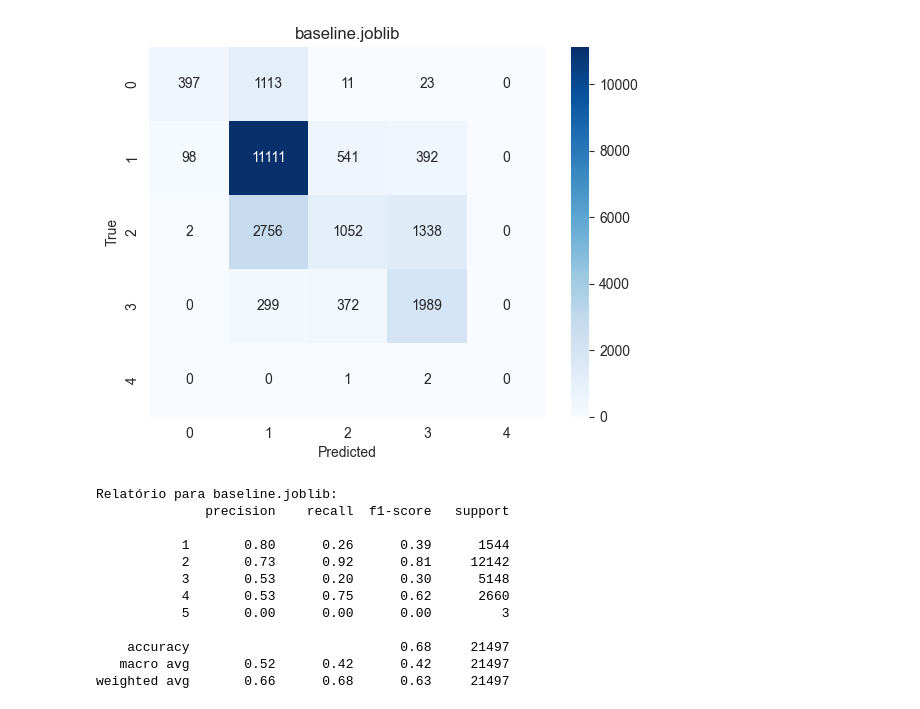
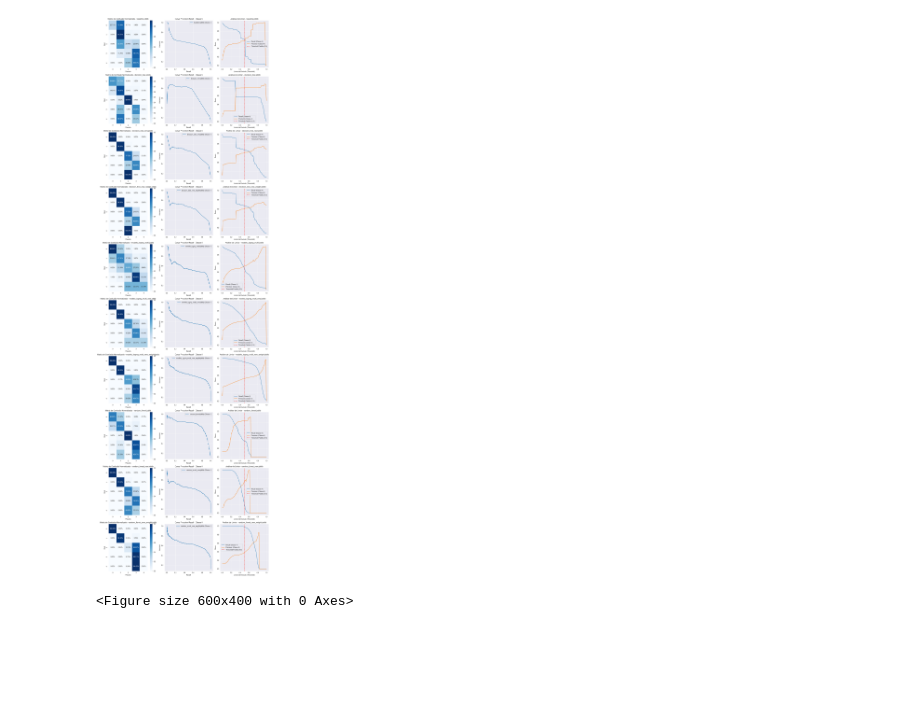
Before and after one commit to biammartins05-sketch/Triagem, a Jupyter notebook: data quality/testagem_modelos.ipynb, the cells around one changed output. Drawn from its saved outputs; the diff is of its cells as text; code cells hidden in the pictures; blank space fills up the shorter version.

```diff
--- a/data quality/testagem_modelos.ipynb
+++ b/data quality/testagem_modelos.ipynb
@@ -94,5 +86,5 @@ def plot_pr_curve_class_5(y_test, probas, model_name, class_label=5):
 # %%
-def plot_threshold_analysis(y_test, probas, model_name, class_label=5):
+def plot_threshold_analysis(y_test, probas, model_name,ax, class_label=4):
     classes = np.unique(y_test)
     class_idx = list(classes).index(class_label)
     probs_class_5 = probas[:, class_idx]
@@ -107,16 +99,14 @@ def plot_threshold_analysis(y_test, probas, model_name, class_label=5):
         recalls.append(recall_score(y_true_binary, th_preds, zero_division=0))
         precisions.append(precision_score(y_true_binary, th_preds, zero_division=0))
 
-    plt.figure(figsize=(8, 5))
-    plt.plot(thresholds, recalls, label="Recall (Classe 5)")
-    plt.plot(thresholds, precisions, label="Precision (Classe 5)")
-    plt.axvline(0.5, color="red", linestyle="--", label="Threshold Padrão (0.5)")
-    plt.xlabel("Limiar de Decisão (Threshold)")
-    plt.ylabel("Score")
-    plt.title(f"Análise de Limiar - {model_name}")
-    plt.legend()
-    plt.grid(True)
-    plt.show()
+    ax.plot(thresholds, recalls, label="Recall (Classe 4)")
+    ax.plot(thresholds, precisions, label="Precision (Classe 4)")
+    ax.axvline(0.5, color="red", linestyle="--", label="Threshold Padrão (0.5)")
+    ax.set_xlabel("Limiar de Decisão (Threshold)")
+    ax.set_ylabel("Score")
+    ax.set_title(f"Análise de Limiar - {model_name}")
+    ax.legend()
+    ax.grid(True)
 # %%
 def multiclass_auc(y, probas):
     classes = np.unique(y)
@@ -129,24 +119,17 @@ def multiclass_auc(y, probas):
         multi_class="ovr"
     )
 # %%
-models_to_test = [
-    "models/models/baseline.joblib",
-    "models/models/decision_tree.joblib",
-    "models/models/decision_tree_new.joblib",
-    "models/models/decision_tree_new_weight.joblib",
-    "models/models/modelo_logreg_multi.joblib",
-    "models/models/modelo_logreg_multi_new.joblib",
-    "models/models/modelo_logreg_multi_new_weight.joblib",
-    'models/models/random_forest.joblib',
-    'models/models/random_forest_new.joblib',
-    'models/models/random_forest_new_weight.joblib',
-]
-
 auc_results = []
 results =[]
 recall_per_class_data = [] # Corrigido: Inicialização necessária [1]
+f1_per_class_data = []
 
-for path in models_to_test:
+num_models = len(models_to_test)
+cols = 3  # Número de colunas desejado
+
+fig, axes = plt.subplots(num_models, cols, figsize=(15, 5 * num_models))
+
+for i, path in enumerate(models_to_test):
     data = joblib.load(path)
     model = data["model"]
     features = data["features"]
@@ -174,6 +157,11 @@ for path in models_to_test:
                 "class": f"Classe {label}",
                 "recall": report[label]['recall'] # Extrai o recall individual [7]
             })
+            f1_per_class_data.append({
+                "model": name,
+                "class": f"Classe {label}",
+                "f1_score": report[label]['f1-score'] # Extrai o f1-score individual da classe [1]
+            })
 
     # Armazenamento dos resultados gerais
     results.append({
@@ -182,7 +170,7 @@ for path in models_to_test:
         "precision": out["precision"],
         "recall": out["recall"],
         "f1": out["f1"],
-        "recall_class_5": out["recall_class_5"] # Métrica prioritária [7]
+        "recall_class_4": out["recall_class_4"] # Métrica prioritária [7]
     })
 
     auc_results.append({
@@ -191,14 +179,25 @@ for path in models_to_test:
     })
 
     # Visualização imediata por modelo
-    plot_cm(y_test, preds, name) # Usando preds já calculados
+    plot_cm_normalized(y_test, preds, name, ax=axes[i, 0])
+    plot_pr_curve_class_5(y_test, probas, name, ax=axes[i, 1], class_label=4)
+    plot_threshold_analysis(y_test, probas, name, ax=axes[i, 2], class_label=4)
+
     print(f"Relatório para {name}:")
     print(classification_report(y_test, preds, zero_division=0))
+plt.tight_layout()
+plt.show()
+
 
 # Criação dos DataFrames finais após o loop
+
 df_recalls_all = pd.DataFrame(recall_per_class_data)
+df_f1_all = pd.DataFrame(f1_per_class_data)
+
 df_comp = pd.DataFrame(results)
-df_comp.sort_values("recall_class_5", ascending=False).plot(x="model", y="recall_class_5", kind="barh")
-plt.title("Comparação de Modelos: Recall na Classe 5 (Prioritário)")
+
+plt.figure(figsize=(6, 4))
+df_comp.sort_values("recall_class_4", ascending=False).plot(x="model", y="recall_class_4", kind="barh")
+plt.title("Comparação de Modelos: Recall na Classe 4 (Prioritário)")
 plt.show()
 # %% [output]
@@ -205,13 +221,2 @@ plt.show()
-[figure, old version]
+[figure, new version]
-Relatório para baseline.joblib:
-              precision    recall  f1-score   support
-
-           1       0.80      0.26      0.39      1544
-           2       0.73      0.92      0.81     12142
-           3       0.53      0.20      0.30      5148
-           4       0.53      0.75      0.62      2660
-           5       0.00      0.00      0.00         3
-
-    accuracy                           0.68     21497
-   macro avg       0.52      0.42      0.42     21497
-weighted avg       0.66      0.68      0.63     21497
+<Figure size 600x400 with 0 Axes>
```
Also changed, not shown: parts of 13 cells of this notebook, 1 other file.
